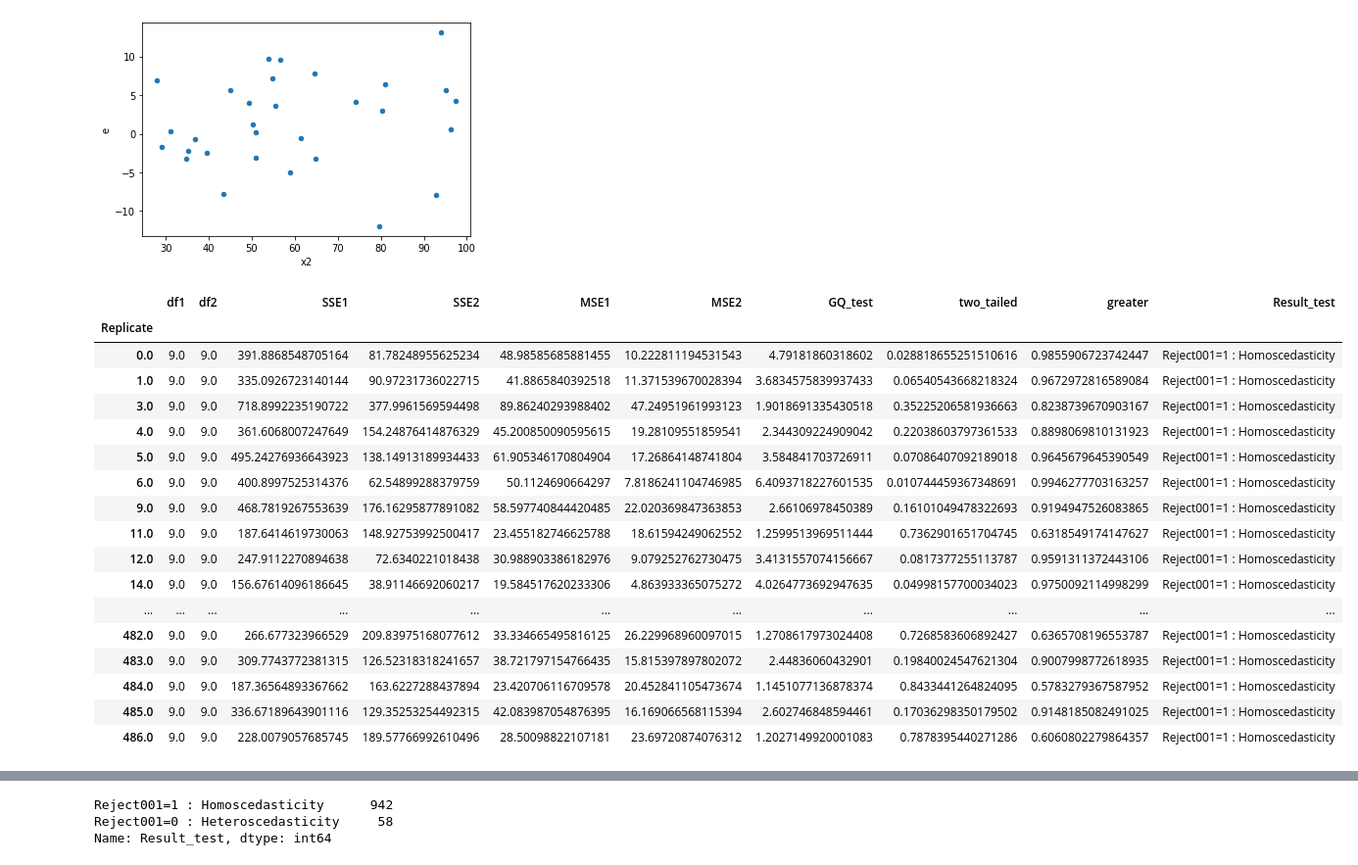
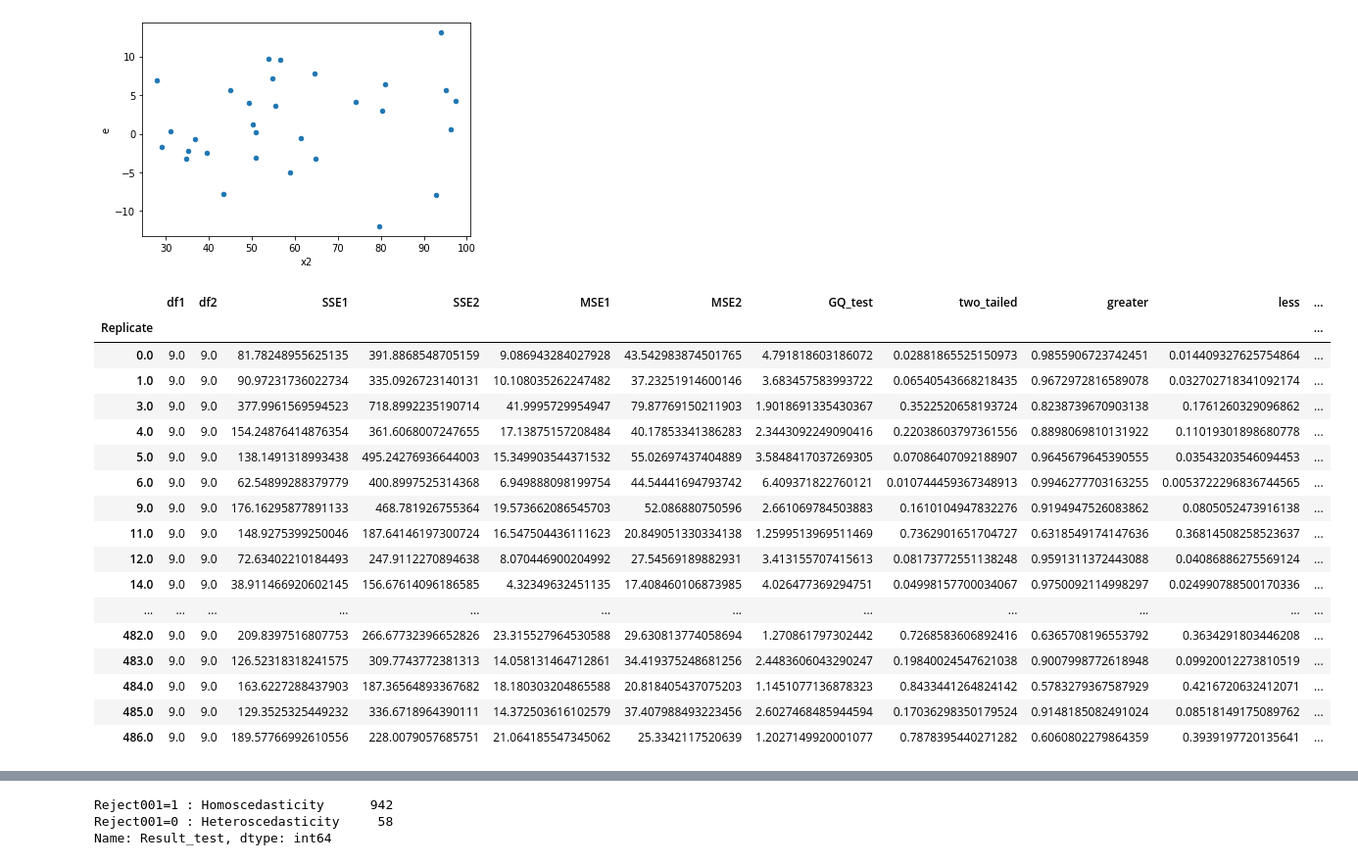
Before and after one commit to iam-fern/Generate_multiplication, a Jupyter notebook: GQtest_data_multi_delta_(0_8)_n30_01.ipynb, the cells around one changed output, grey strips where cells are left out. Shown at 98% size. Cells and saved outputs as stored; diff of their text form; code cells hidden in the pictures.

```diff
--- a/GQtest_data_multi_delta_(0_8)_n30_01.ipynb
+++ b/GQtest_data_multi_delta_(0_8)_n30_01.ipynb
@@ -175,7 +176,6 @@ def get_result(run_replicate, percent_data):
     new_table_sort = new_table.sort_values('x2')
     new_table_sort.reset_index(inplace=True)
     new_table_sort.drop(['index'], axis=1, inplace=True)
-
 
     # แบ่งข้อมูลกลุ่มที่ 1
     table1 = new_table_sort.iloc[:int(percent_data*new_table_sort.shape[0]) , :]
@@ -189,8 +189,7 @@ def get_result(run_replicate, percent_data):
     # หาค่า df กลุ่ม 1
     DF1 = model1.df_resid + 1
     SSE1 = model1.ssr
-    MSE1 = model1.mse_resid
-
+    MSE1 = SSE1/DF1
 
     # แบ่งข้อมูลกลุ่มที่ 2
     table2 = new_table_sort.iloc[int((1-percent_data)*new_table_sort.shape[0]): , :]
@@ -204,23 +203,21 @@ def get_result(run_replicate, percent_data):
     # หาค่า df กลุ่ม 2
     DF2 = model2.df_resid + 1
     SSE2 = model2.ssr
-    MSE2 = model2.mse_resid
+    MSE2 = SSE2/DF2
 
     # ค่าสถิติทดสอบ
     GQ_test = (SSE2/DF2) / (SSE1/DF1)
-
 
     df2 = DF2
     df1 = DF1
 
     # คำนวณค่า p-value
-    # sf(x, dfn, dfd, loc=0, scale=1) : Survival function (also defined as 1 - cdf, but sf is sometimes more accurate)
+    # pdf(x, dfn, dfd, loc=0, scale=1) : Probability density function
     two_tailed = 2.0*(1.0-(ss.f.cdf(GQ_test, df2, df1)))
+    p_greater = ss.f.cdf(GQ_test, df2, df1)
+    p_less = 1.0-ss.f.cdf(GQ_test, df2, df1)
 
-    # pdf(x, dfn, dfd, loc=0, scale=1) : Probability density function
-    p_greater = ss.f.cdf(GQ_test, df2, df1)
-
-    return df2, df1, SSE2, SSE1, MSE2, MSE1, GQ_test, two_tailed, p_greater
+    return df1, df2, SSE1, SSE2, MSE1, MSE2, GQ_test, two_tailed, p_greater, p_less
 
 # สร้าง list ของ replicates
 list_replicate=list({i[0] for i in table.index})
@@ -236,13 +233,14 @@ list_MSE2=[]
 list_GQ_test=[]
 list_two_tailed=[]
 list_p_greater=[]
+list_p_less=[]
 
 # กำหนด % การแบ่งข้อมูล
 percent_data=0.4
 
 # ใช้ for loop สำหรับการ run ทุก replicates
 for run_replicate in list_replicate:
-    df1, df2, SSE1, SSE2, MSE1, MSE2, GQ_test, two_tailed, p_greater=get_result(run_replicate, percent_data)
+    df1, df2, SSE1, SSE2, MSE1, MSE2, GQ_test, two_tailed, p_greater, p_less=get_result(run_replicate, percent_data)
     list_df1.append(df1)
     list_SSE1.append(SSE1)
     list_df2.append(df2)
@@ -252,41 +250,42 @@ for run_replicate in list_replicate:
     list_GQ_test.append(GQ_test)
     list_two_tailed.append(two_tailed)
     list_p_greater.append(p_greater)
+    list_p_less.append(p_less)
 # %%
 # สร้างตารางผลลัพธ์
 alpha = 0.01
 pd.set_option('display.max_rows', 1000)
 pd.set_option('display.max_columns', 1000)
 pd.set_option('display.width', 1000)
 result=pd.DataFrame({"Replicate":list_replicate, "df1":list_df1, "df2":list_df2, "SSE1":list_SSE1,
                      "SSE2":list_SSE2, "MSE1":list_MSE1, "MSE2":list_MSE2,
-                     "GQ_test":list_GQ_test, "two_tailed":list_two_tailed, "greater":list_p_greater})
+                     "GQ_test":list_GQ_test, "two_tailed":list_two_tailed, "greater":list_p_greater, "less":list_p_less})
 result.set_index(['Replicate'], inplace=True)
-result=result[(result["two_tailed"]<=1) & (result["greater"]<=1)]
+result=result[(result["two_tailed"]<=1) & (result["greater"]<=1) & (result["less"]<=1)]
 result["Result_test"]=result["two_tailed"].apply(lambda p_value: 'Reject001=0 : Heteroscedasticity'
-                                                                  if p_value < alpha else 'Reject001=1 : Homoscedasticity')
+                                                 if p_value < alpha else 'Reject001=1 : Homoscedasticity')
 #two_tailed_new_show=two_tailed_new.drop(columns="greater")
 
 result.astype(str)
 # %% [output]
-|  | df1 | df2 | SSE1 | SSE2 | MSE1 | MSE2 | GQ_test | two_tailed | greater | Result_test |
-| Replicate |  |  |  |  |  |  |  |  |  |  |
-| 0.0 | 9.0 | 9.0 | 391.8868548705164 | 81.78248955625234 | 48.98585685881455 | 10.222811194531543 | 4.79181860318602 | 0.028818655251510616 | 0.9855906723742447 | Reject001=1 : Homoscedasticity |
-| 1.0 | 9.0 | 9.0 | 335.0926723140144 | 90.97231736022715 | 41.8865840392518 | 11.371539670028394 | 3.6834575839937433 | 0.06540543668218324 | 0.9672972816589084 | Reject001=1 : Homoscedasticity |
-| 3.0 | 9.0 | 9.0 | 718.8992235190722 | 377.9961569594498 | 89.86240293988402 | 47.24951961993123 | 1.9018691335430518 | 0.35225206581936663 | 0.8238739670903167 | Reject001=1 : Homoscedasticity |
-| 4.0 | 9.0 | 9.0 | 361.6068007247649 | 154.24876414876329 | 45.200850090595615 | 19.28109551859541 | 2.344309224909042 | 0.22038603797361533 | 0.8898069810131923 | Reject001=1 : Homoscedasticity |
-| 5.0 | 9.0 | 9.0 | 495.24276936643923 | 138.14913189934433 | 61.905346170804904 | 17.26864148741804 | 3.584841703726911 | 0.07086407092189018 | 0.9645679645390549 | Reject001=1 : Homoscedasticity |
-| 6.0 | 9.0 | 9.0 | 400.8997525314376 | 62.54899288379759 | 50.1124690664297 | 7.8186241104746985 | 6.4093718227601535 | 0.010744459367348691 | 0.9946277703163257 | Reject001=1 : Homoscedasticity |
-| 9.0 | 9.0 | 9.0 | 468.7819267553639 | 176.16295877891082 | 58.597740844420485 | 22.020369847363853 | 2.66106978450389 | 0.16101049478322693 | 0.9194947526083865 | Reject001=1 : Homoscedasticity |
-| 11.0 | 9.0 | 9.0 | 187.6414619730063 | 148.92753992500417 | 23.455182746625788 | 18.61594249062552 | 1.2599513969511444 | 0.7362901651704745 | 0.6318549174147627 | Reject001=1 : Homoscedasticity |
-| 12.0 | 9.0 | 9.0 | 247.9112270894638 | 72.6340221018438 | 30.988903386182976 | 9.079252762730475 | 3.4131557074156667 | 0.0817377255113787 | 0.9591311372443106 | Reject001=1 : Homoscedasticity |
-| 14.0 | 9.0 | 9.0 | 156.67614096186645 | 38.91146692060217 | 19.584517620233306 | 4.863933365075272 | 4.0264773692947635 | 0.04998157700034023 | 0.9750092114998299 | Reject001=1 : Homoscedasticity |
-| ... | ... | ... | ... | ... | ... | ... | ... | ... | ... | ... |
-| 482.0 | 9.0 | 9.0 | 266.677323966529 | 209.83975168077612 | 33.334665495816125 | 26.229968960097015 | 1.2708617973024408 | 0.7268583606892427 | 0.6365708196553787 | Reject001=1 : Homoscedasticity |
-| 483.0 | 9.0 | 9.0 | 309.7743772381315 | 126.52318318241657 | 38.721797154766435 | 15.815397897802072 | 2.44836060432901 | 0.19840024547621304 | 0.9007998772618935 | Reject001=1 : Homoscedasticity |
-| 484.0 | 9.0 | 9.0 | 187.36564893367662 | 163.6227288437894 | 23.420706116709578 | 20.452841105473674 | 1.1451077136878374 | 0.8433441264824095 | 0.5783279367587952 | Reject001=1 : Homoscedasticity |
-| 485.0 | 9.0 | 9.0 | 336.67189643901116 | 129.35253254492315 | 42.083987054876395 | 16.169066568115394 | 2.602746848594461 | 0.17036298350179502 | 0.9148185082491025 | Reject001=1 : Homoscedasticity |
-| 486.0 | 9.0 | 9.0 | 228.0079057685745 | 189.57766992610496 | 28.50098822107181 | 23.69720874076312 | 1.2027149920001083 | 0.7878395440271286 | 0.6060802279864357 | Reject001=1 : Homoscedasticity |
+|  | df1 | df2 | SSE1 | SSE2 | MSE1 | MSE2 | GQ_test | two_tailed | greater | less | ... |
+| Replicate |  |  |  |  |  |  |  |  |  |  | ... |
+| 0.0 | 9.0 | 9.0 | 81.78248955625135 | 391.8868548705159 | 9.086943284027928 | 43.542983874501765 | 4.791818603186072 | 0.02881865525150973 | 0.9855906723742451 | 0.014409327625754864 | ... |
+| 1.0 | 9.0 | 9.0 | 90.97231736022734 | 335.0926723140131 | 10.108035262247482 | 37.23251914600146 | 3.683457583993722 | 0.06540543668218435 | 0.9672972816589078 | 0.032702718341092174 | ... |
+| 3.0 | 9.0 | 9.0 | 377.9961569594523 | 718.8992235190714 | 41.9995729954947 | 79.87769150211903 | 1.9018691335430367 | 0.3522520658193724 | 0.8238739670903138 | 0.1761260329096862 | ... |
+| 4.0 | 9.0 | 9.0 | 154.24876414876354 | 361.6068007247655 | 17.13875157208484 | 40.17853341386283 | 2.3443092249090416 | 0.22038603797361556 | 0.8898069810131922 | 0.11019301898680778 | ... |
+| 5.0 | 9.0 | 9.0 | 138.1491318993438 | 495.24276936644003 | 15.349903544371532 | 55.02697437404889 | 3.5848417037269305 | 0.07086407092188907 | 0.9645679645390555 | 0.03543203546094453 | ... |
+| 6.0 | 9.0 | 9.0 | 62.54899288379779 | 400.8997525314368 | 6.949888098199754 | 44.54441694793742 | 6.409371822760121 | 0.010744459367348913 | 0.9946277703163255 | 0.0053722296836744565 | ... |
+| 9.0 | 9.0 | 9.0 | 176.16295877891133 | 468.781926755364 | 19.573662086545703 | 52.086880750596 | 2.661069784503883 | 0.1610104947832276 | 0.9194947526083862 | 0.0805052473916138 | ... |
+| 11.0 | 9.0 | 9.0 | 148.9275399250046 | 187.64146197300724 | 16.547504436111623 | 20.849051330334138 | 1.2599513969511469 | 0.7362901651704727 | 0.6318549174147636 | 0.36814508258523637 | ... |
+| 12.0 | 9.0 | 9.0 | 72.63402210184493 | 247.9112270894638 | 8.070446900204992 | 27.54569189882931 | 3.413155707415613 | 0.08173772551138248 | 0.9591311372443088 | 0.04086886275569124 | ... |
+| 14.0 | 9.0 | 9.0 | 38.911466920602145 | 156.67614096186585 | 4.32349632451135 | 17.408460106873985 | 4.026477369294751 | 0.04998157700034067 | 0.9750092114998297 | 0.024990788500170336 | ... |
+| ... | ... | ... | ... | ... | ... | ... | ... | ... | ... | ... | ... |
+| 482.0 | 9.0 | 9.0 | 209.8397516807753 | 266.67732396652826 | 23.315527964530588 | 29.630813774058694 | 1.270861797302442 | 0.7268583606892416 | 0.6365708196553792 | 0.3634291803446208 | ... |
+| 483.0 | 9.0 | 9.0 | 126.52318318241575 | 309.7743772381313 | 14.058131464712861 | 34.419375248681256 | 2.4483606043290247 | 0.19840024547621038 | 0.9007998772618948 | 0.09920012273810519 | ... |
+| 484.0 | 9.0 | 9.0 | 163.6227288437903 | 187.36564893367682 | 18.180303204865588 | 20.818405437075203 | 1.1451077136878323 | 0.8433441264824142 | 0.5783279367587929 | 0.4216720632412071 | ... |
+| 485.0 | 9.0 | 9.0 | 129.3525325449232 | 336.6718964390111 | 14.372503616102579 | 37.407988493223456 | 2.6027468485944594 | 0.17036298350179524 | 0.9148185082491024 | 0.08518149175089762 | ... |
+| 486.0 | 9.0 | 9.0 | 189.57766992610556 | 228.0079057685751 | 21.064185547345062 | 25.3342117520639 | 1.2027149920001077 | 0.7878395440271282 | 0.6060802279864359 | 0.3939197720135641 | ... |
 # %%
 # สร้างตารางผลลัพธ์
 alpha = 0.01
```
Also changed, not shown: parts of 2 cells of this notebook.
